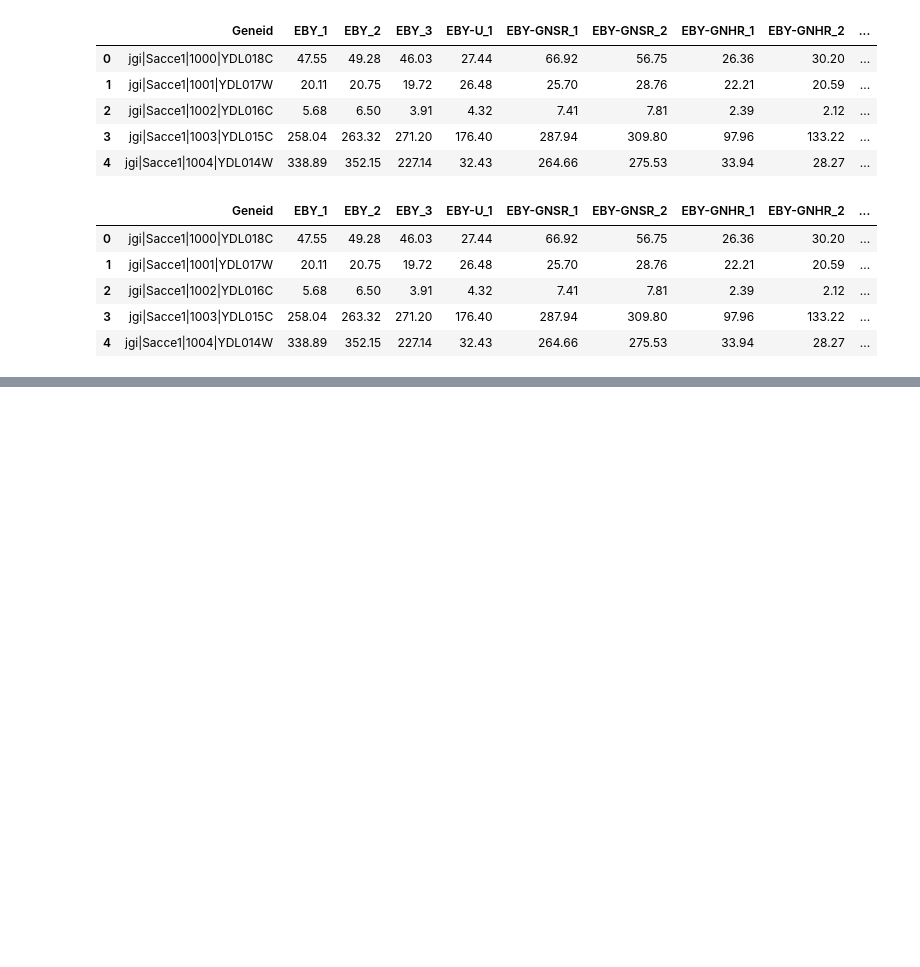
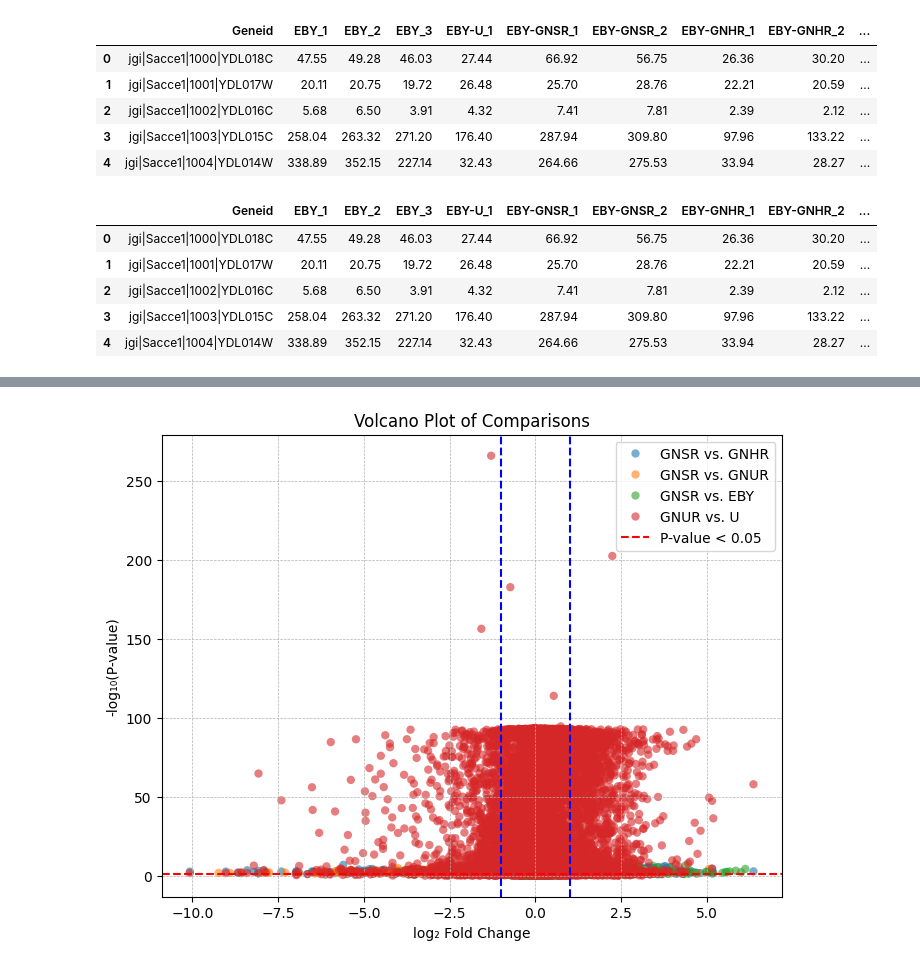
Before and after one commit to jacobbw98/SUMO_seq_project, a Jupyter notebook: code.ipynb, the cells around one changed output, grey strips where cells are left out. Drawn from its saved outputs; the diff is of its cells as text; code cells hidden in the pictures; blank space fills up the shorter version.

```diff
--- a/code.ipynb
+++ b/code.ipynb
@@ -61,0 +93,13 @@ fpkm_df.head()
+# %%
+EBY_AVE = fpkm_df[['EBY_1', 'EBY_2', 'EBY_3']].mean(axis=1) # averages the 3 EBY columns
+EBYU = fpkm_df[['EBY-U_1']].mean(axis=1) # puts the EBY-U_1 in the same shape as EBY_AVE
+EBY_GNSR_AVE = fpkm_df[['EBY-GNSR_1', 'EBY-GNSR_2']].mean(axis=1) # averages 2 GNSR columns
+EBY_GNHR_AVE = fpkm_df[['EBY-GNHR_1', 'EBY-GNHR_2', 'EBY-GNHR_3']].mean(axis=1) # averages 3 GNHR columns
+EBY_GNUR_AVE = fpkm_df[['EBY-GNUR_1', 'EBY-GNUR_2', 'EBY-GNUR_3']].mean(axis=1) # averages 3 GNUR columns
+
+
+def calculate_log2fc(treatment_series, control_series, pseudocount=1): # log2fold change function
+    """Calculates log2 fold change between two pandas Series."""
+    treatment_adjusted = treatment_series + pseudocount
+    control_adjusted = control_series + pseudocount
+    return np.log2(treatment_adjusted / control_adjusted)
@@ -61,0 +219,28 @@ fpkm_df.head()
+# %%
+plt.figure(figsize=(8, 6))
+
+# Use Seaborn's scatterplot, coloring by the 'comparison' column
+sns.scatterplot(
+    data=plot_df,
+    x='log2_fold_change',
+    y='-log10(p_value)',
+    hue='comparison', # This will color the dots for each comparison group
+    alpha=0.6,
+    edgecolor='none'
+)
+
+# Add lines for significance and fold-change cutoffs (optional)
+plt.axhline(y=-np.log10(0.05), color='r', linestyle='--', label='P-value < 0.05')
+plt.axvline(x=1, color='b', linestyle='--')
+plt.axvline(x=-1, color='b', linestyle='--')
+
+# Customize labels and title
+plt.xlabel("log₂ Fold Change")
+plt.ylabel("-log₁₀(P-value)")
+plt.title("Volcano Plot of Comparisons")
+plt.legend()
+plt.grid(True, which='both', linestyle='--', linewidth=0.5)
+
+plt.show()
+# %% [output]
+[figure, added]
```
Also changed, not shown: parts of 11 cells of this notebook.
